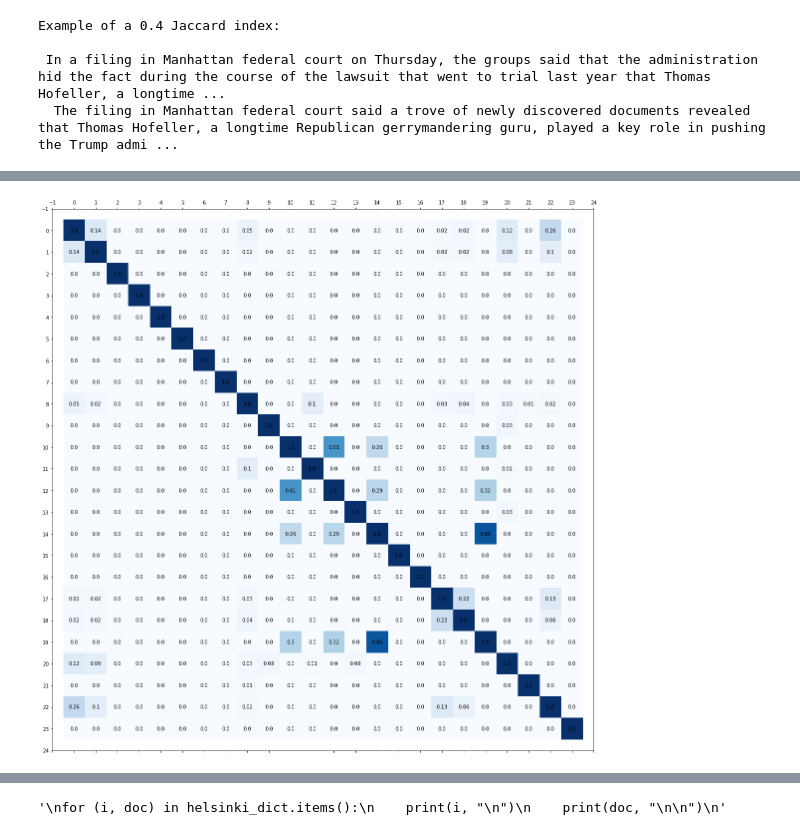
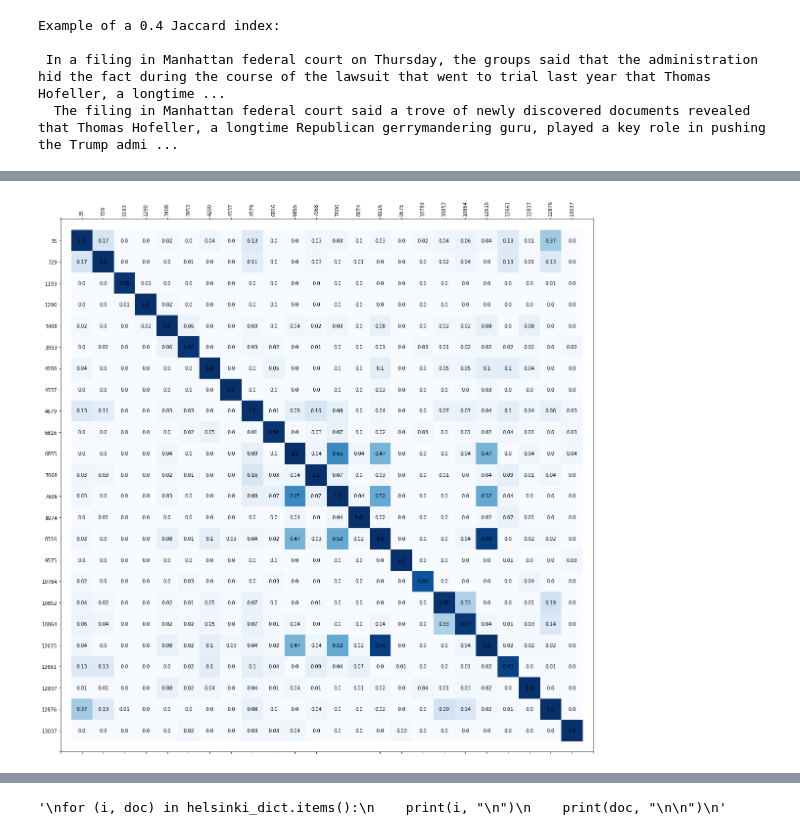
Before and after one commit to asprout/ArticleComparisons, a Jupyter notebook: ArticleSimilarity.ipynb, the cells around one changed output, grey strips where cells are left out. Cells and saved outputs as stored; diff of their text form; code cells hidden in the pictures.

```diff
--- a/ArticleSimilarity.ipynb
+++ b/ArticleSimilarity.ipynb
@@ -141,11 +151,15 @@ display_mat(score_mat, True, axislabels, axislabels)
-# %%
-dm_dict = {}
-dm_df = helsinki_df[(helsinki_df["publisher"] == "dailymail.co.uk")]
-for doc_id in dm_df["id"]:
-    dm_dict[doc_id] = tc.Document(helsinki_df[helsinki_df["id"] == doc_id].iloc[0, 3], clean = False)
-
-
-score_mat = matcher.jac_score_mat(dm_dict, weighted = False)
-display_mat(score_mat, True)
-# %% [output]
-[figure, removed]
+# %%
+dm_ids = helsinki_df.loc[(helsinki_df["publisher"] == "dailymail.co.uk"), "id"]
+dm_dict = dict_by_ids(helsinki_df, dm_ids)
+
+score_mat = ac.jac_score_mat(dm_dict, weighted = False)
+axislabels = list(dm_dict.keys())
+ac.display_mat(score_mat, True, axislabels)
+
+# 35, 729, and 12876 contain similar snippets as they are all news-in-summary type articles
+# 6855, 7606 have a score of .61; are both very short articles sharing similar sentences
+# 6855, 8316[12615] have score .25[.29]; contains many short sentences (captions?) that are in 6855
+# 8316, 12615 .86,  same article
+# 10864, 10852 have score .25, same topic, different articles but some shared sentences (esp. photo captions)
+# %% [output]
+[figure, added]
```
Also changed, not shown: parts of 19 cells of this notebook, 3 other files.
